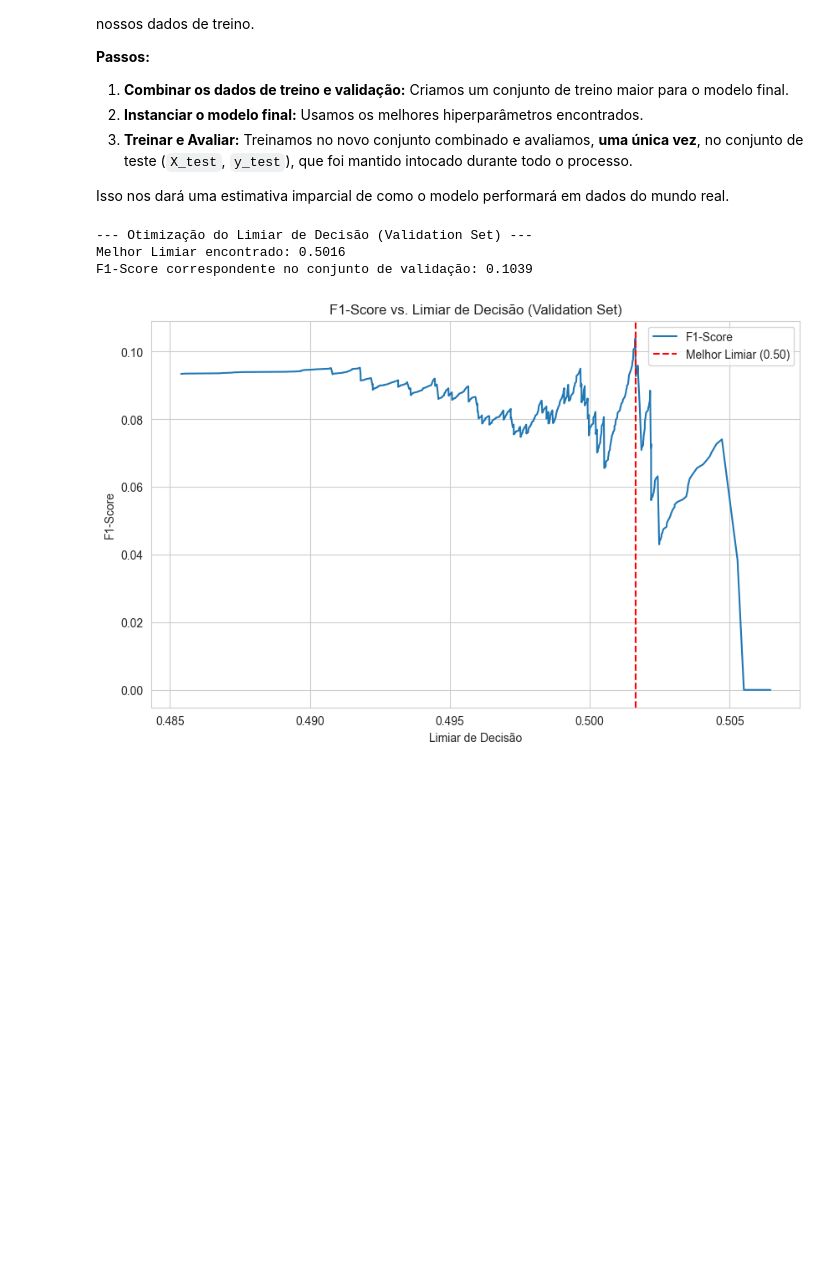
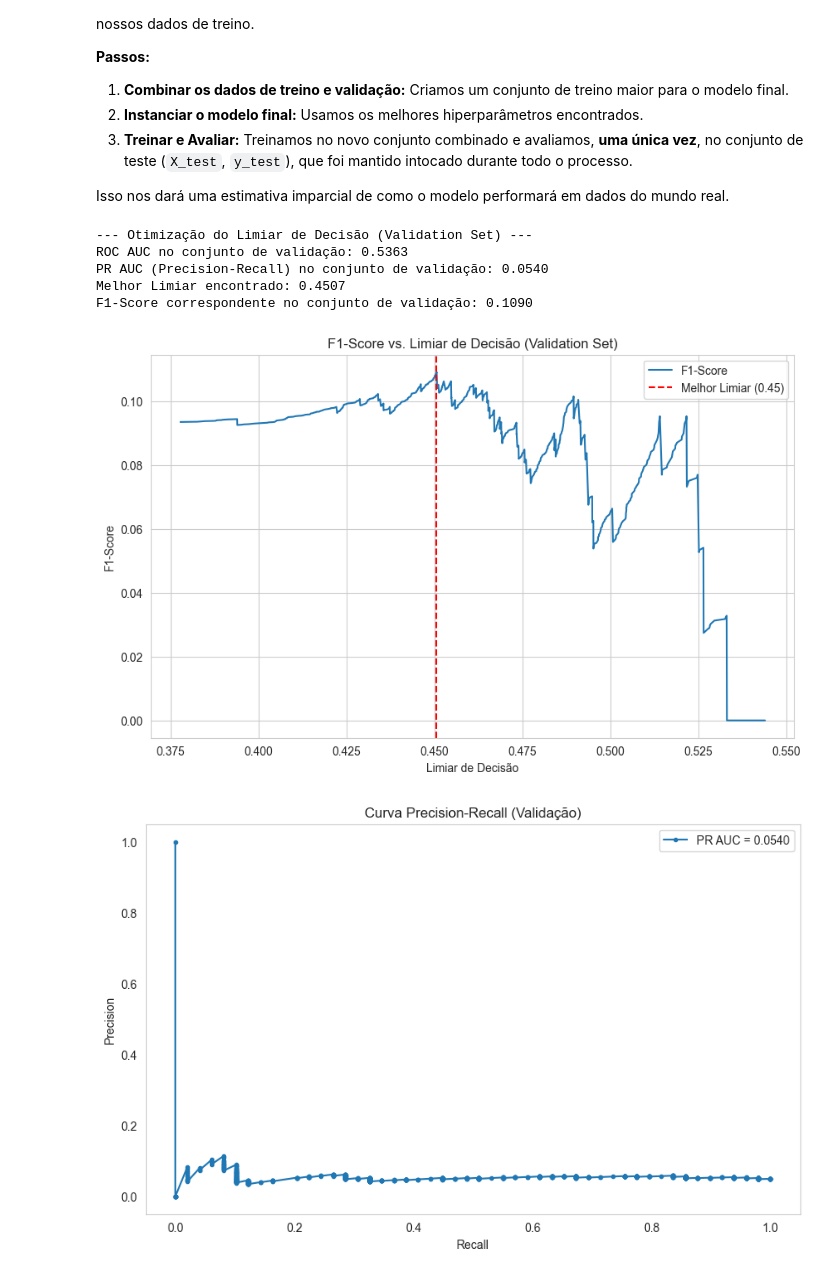
Before and after one commit to GabrielTFV/log-anomaly-detection-ml, a Jupyter notebook: notebooks/Synthetic-Cybersecurity-Logs/01-Modeling-RF-Cybersecurity-Copy1.ipynb, the cells around one changed output. Saved outputs shown, nothing was run; the diff lists cells and outputs as text; code cells hidden in the pictures; blank space fills up the shorter version.

```diff
--- a/notebooks/Synthetic-Cybersecurity-Logs/01-Modeling-RF-Cybersecurity-Copy1.ipynb
+++ b/notebooks/Synthetic-Cybersecurity-Logs/01-Modeling-RF-Cybersecurity-Copy1.ipynb
@@ -250,15 +269,17 @@ results_df = pd.DataFrame(results_list)
 results_df.to_csv('../../reports/rf_tuning_results_detailed.csv', index=False)
 
 # Agrupar por hiperparâmetros e calcular estatísticas
-agg_results_df = results_df.groupby(['n_estimators', 'max_depth', 'min_samples_leaf']).agg(
-    mean_f1_score=('f1_score', 'mean'),
-    std_f1_score=('f1_score', 'std'),
-    mean_train_time=('train_time', 'mean')
-).reset_index().sort_values(by='mean_f1_score', ascending=False)
+agg_results_df = results_df.groupby(['n_estimators', 'max_depth', 'min_samples_leaf']).mean().reset_index()
+
+agg_results_df['composite_score'] = (
+    agg_results_df['f1_score'] +
+    agg_results_df['roc_auc'] +
+    agg_results_df['pr_auc']
+) / 3
+
 
 # Identificar a melhor combinação de hiperparâmetros
-best_params_row = agg_results_df.iloc[0]
-best_params = best_params_row.to_dict()
+best_params = agg_results_df.sort_values(by='composite_score', ascending=False).iloc[0]
 
 print("--- Melhores Hiperparâmetros Encontrados (baseado no F1-Score médio) ---")
 print(best_params_row)
@@ -352,37 +377,71 @@ best_params_dict = {
 }
 
 model_for_tuning = RandomForestClassifier(**best_params_dict)
-model_for_tuning.fit(X_train, y_train)
+model_for_tuning.fit(X_train_resampled, y_train_resampled)
 
 # Obter as probabilidades de previsão para a classe positiva (Anomalia) no conjunto de validação
 y_probs_val = model_for_tuning.predict_proba(X_val)[:, 1]
 
 # Calcular precisão, recall e limiares
 precision, recall, thresholds = precision_recall_curve(y_val, y_probs_val)
 
 # Calcular F1-score para cada limiar
 # Adicionamos um epsilon para evitar divisão por zero
 f1_scores = 2 * (precision * recall) / (precision + recall + 1e-9)
+
+# Calcular ROC AUC (usando y_val e probabilidades)
+roc_auc_val = roc_auc_score(y_val, y_probs_val)
+
+# Calcular PR AUC (área sob a curva precisão-recall)
+pr_auc_val = auc(recall, precision)
+
+print(f"ROC AUC no conjunto de validação: {roc_auc_val:.4f}")
+print(f"PR AUC (Precision-Recall) no conjunto de validação: {pr_auc_val:.4f}")
 
 # Encontrar o melhor limiar que maximiza o F1-score
 best_threshold_idx = np.argmax(f1_scores)
 best_threshold = thresholds[best_threshold_idx]
 best_f1 = f1_scores[best_threshold_idx]
 
 print(f"Melhor Limiar encontrado: {best_threshold:.4f}")
 print(f"F1-Score correspondente no conjunto de validação: {best_f1:.4f}")
 
 # Plotar a curva
 plt.figure(figsize=(10, 6))
 plt.plot(thresholds, f1_scores[:-1], label='F1-Score')
 plt.xlabel("Limiar de Decisão")
 plt.ylabel("F1-Score")
 plt.title("F1-Score vs. Limiar de Decisão (Validation Set)")
 plt.axvline(best_threshold, color='r', linestyle='--', label=f'Melhor Limiar ({best_threshold:.2f})')
 plt.legend()
 plt.show()
+
+# Curva Precision-Recall
+plt.figure(figsize=(10, 6))
+plt.plot(recall, precision, marker='.', label=f'PR AUC = {pr_auc_val:.4f}')
+plt.xlabel('Recall')
+plt.ylabel('Precision')
+plt.title('Curva Precision-Recall (Validação)')
+plt.legend()
+plt.grid()
+plt.show()
+
+# Curva ROC
+fpr, tpr, _ = roc_curve(y_val, y_probs_val)
+plt.figure(figsize=(10, 6))
+plt.plot(fpr, tpr, label=f'ROC AUC = {roc_auc_val:.4f}')
+plt.plot([0, 1], [0, 1], linestyle='--', color='gray')
+plt.xlabel('Taxa de Falsos Positivos (FPR)')
+plt.ylabel('Taxa de Verdadeiros Positivos (TPR)')
+plt.title('Curva ROC (Validação)')
+plt.legend()
+plt.grid()
+plt.show()
 # %% [output]
 --- Otimização do Limiar de Decisão (Validation Set) ---
-Melhor Limiar encontrado: 0.5016
-F1-Score correspondente no conjunto de validação: 0.1039
+ROC AUC no conjunto de validação: 0.5363
+PR AUC (Precision-Recall) no conjunto de validação: 0.0540
+Melhor Limiar encontrado: 0.4507
+F1-Score correspondente no conjunto de validação: 0.1090
-[figure, old version]
+[figure, new version]
+[figure, added]
```
Also changed, not shown: parts of 8 cells of this notebook, 5 other files.
